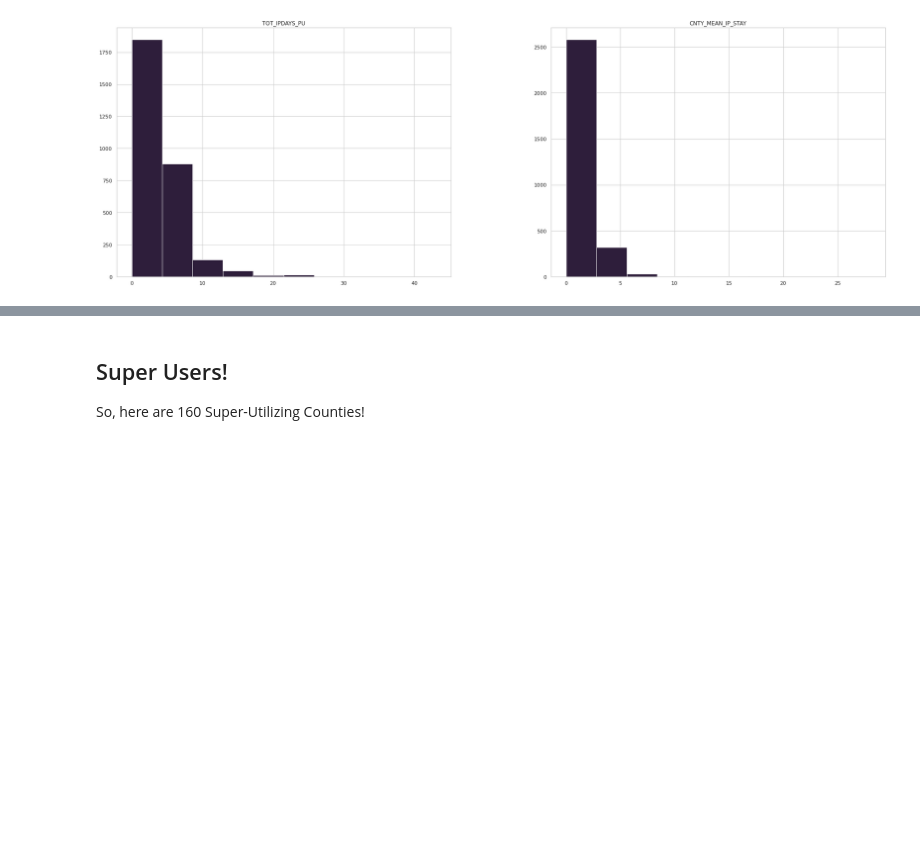
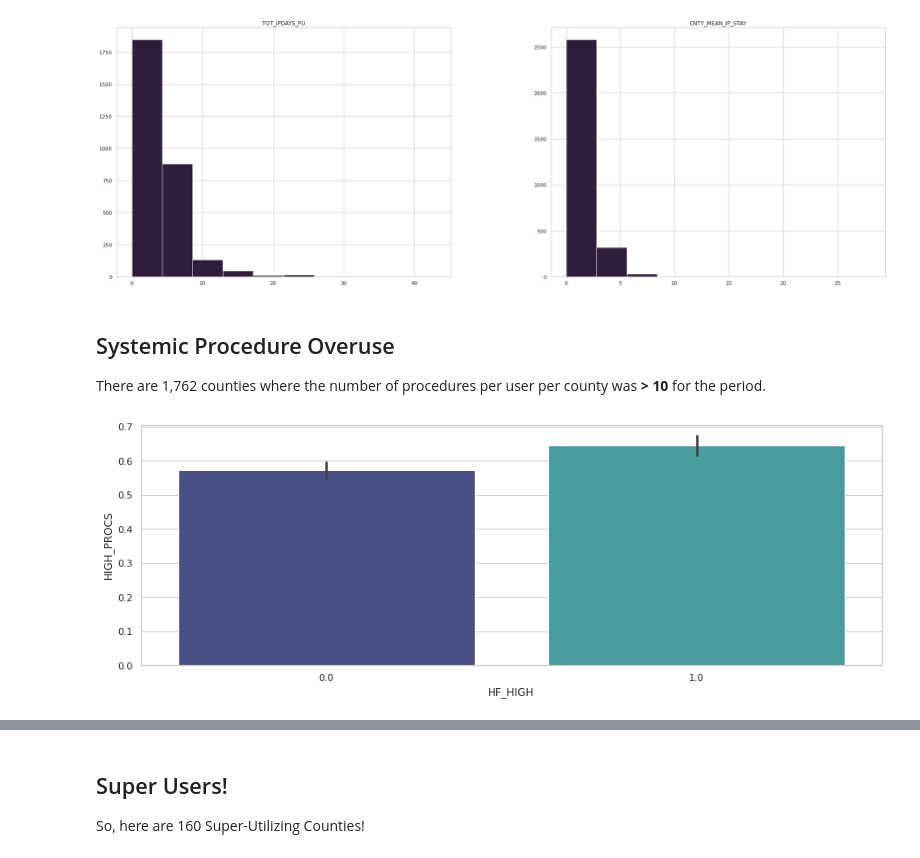
Before and after one commit to TrellixVulnTeam/DS_DDVW, a Jupyter notebook: HCA 203 PUF and Counties Aggregate Description.ipynb, the cells around one changed output, grey strips where cells are left out. Saved outputs shown, nothing was run; the diff lists cells and outputs as text; code cells hidden in the pictures; blank space fills up the shorter version.

Commit message:
HCA 203 - New Code and Procedure variables added, IP Proportion variable added.

```diff
--- a/HCA 203 PUF and Counties Aggregate Description.ipynb
+++ b/HCA 203 PUF and Counties Aggregate Description.ipynb
@@ -247,3 +255,16 @@ medicare_counties.hist("CNTY_MEAN_IP_STAY", ax=axes[1])
 plt.show()
 # %% [output]
 [figure]
+# %% [markdown]
+## Systemic Procedure Overuse
+
+There are 1,762 counties where the number of procedures per user per county was **> 10** for the period.
+# %%
+medicare_counties.loc[medicare_counties["PROCS_PU"]>=10, "HIGH_PROCS"] = 1
+medicare_counties.loc[medicare_counties["PROCS_PU"]<10, "HIGH_PROCS"] = 0
+
+sb.set(rc={"figure.figsize":(15, 5)})
+sb.set_theme(style="whitegrid")
+sb.barplot(x="HF_HIGH", y="HIGH_PROCS", data=medicare_counties, palette="mako");
+# %% [output]
+[figure, added]
```
Also changed, not shown: parts of 8 cells of this notebook, 1 other file.
